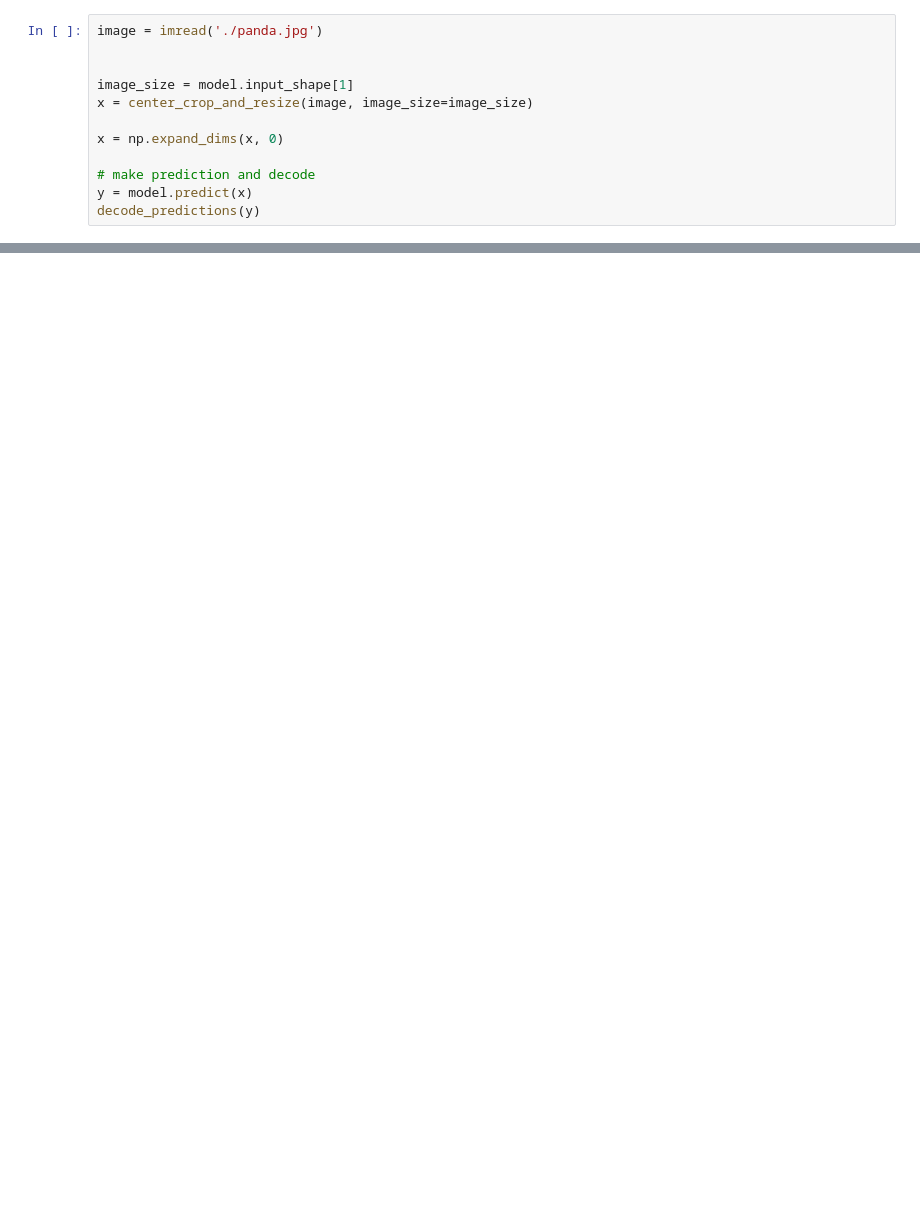
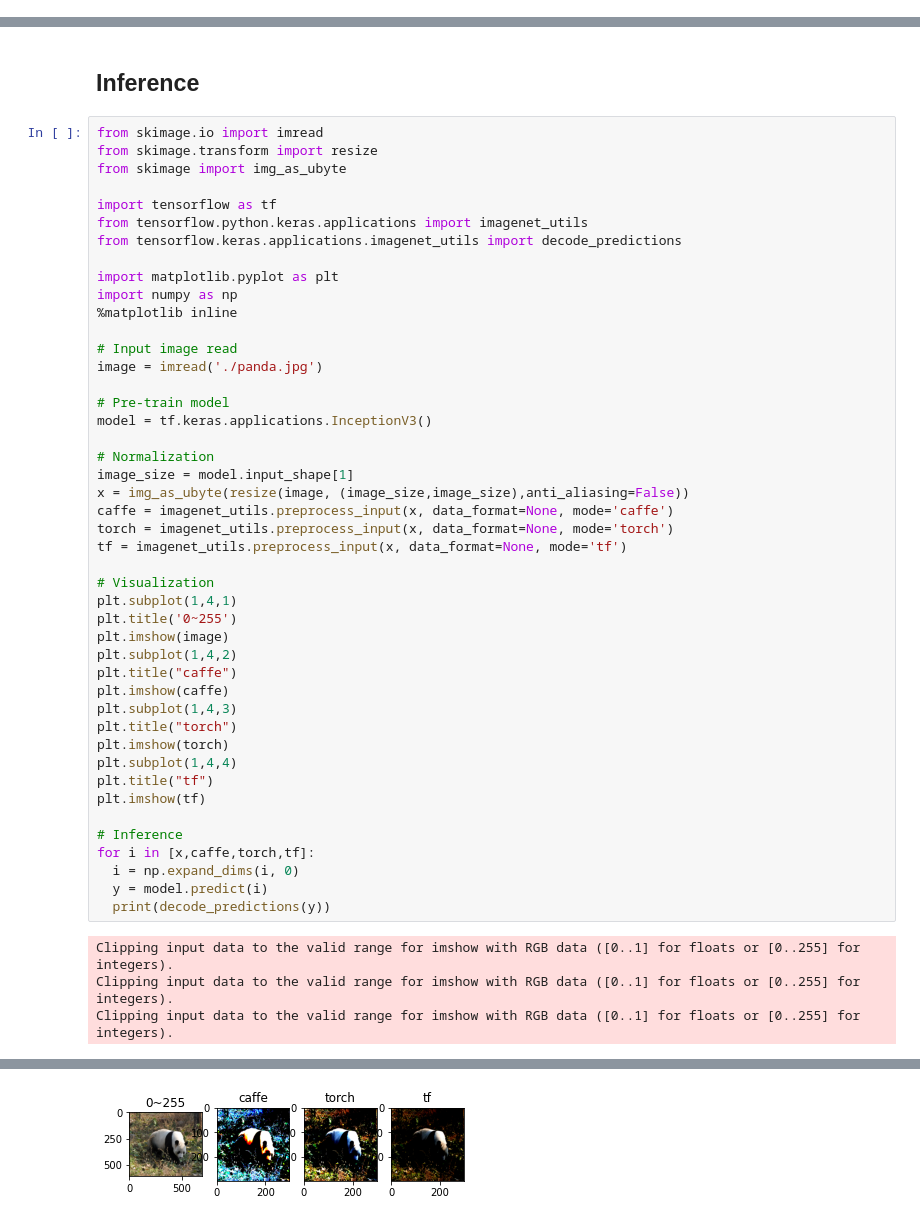
Before and after one commit to yan-roo/CarClassifier, a Jupyter notebook: Normalization_testing.ipynb, the cells around one changed output, grey strips where cells are left out. Cells and saved outputs as stored; diff of their text form; blank space fills up the shorter version.

Commit message:
Update Normalization_testing.ipynb
Update the whole new experiments by Google Colab

```diff
--- a/Normalization_testing.ipynb
+++ b/Normalization_testing.ipynb
@@ -114,12 +0,0 @@ decode_predictions(y)
-# %%
-image = imread('./panda.jpg')
-
-
-image_size = model.input_shape[1]
-x = center_crop_and_resize(image, image_size=image_size)
-
-x = np.expand_dims(x, 0)
-
-# make prediction and decode
-y = model.predict(x)
-decode_predictions(y)
@@ -131,0 +36,51 @@ decode_predictions(y)
+# %% [markdown]
+## Inference
+# %%
+from skimage.io import imread
+from skimage.transform import resize
+from skimage import img_as_ubyte
+
+import tensorflow as tf
+from tensorflow.python.keras.applications import imagenet_utils
+from tensorflow.keras.applications.imagenet_utils import decode_predictions
+
+import matplotlib.pyplot as plt
+import numpy as np
+%matplotlib inline
+
+# Input image read
+image = imread('./panda.jpg')
+
+# Pre-train model
+model = tf.keras.applications.InceptionV3()
+
+# Normalization
+image_size = model.input_shape[1]
+x = img_as_ubyte(resize(image, (image_size,image_size),anti_aliasing=False))
+caffe = imagenet_utils.preprocess_input(x, data_format=None, mode='caffe')
+torch = imagenet_utils.preprocess_input(x, data_format=None, mode='torch')
+tf = imagenet_utils.preprocess_input(x, data_format=None, mode='tf')
+
+# Visualization
+plt.subplot(1,4,1)
+plt.title('0~255')
+plt.imshow(image)
+plt.subplot(1,4,2)
+plt.title("caffe")
+plt.imshow(caffe)
+plt.subplot(1,4,3)
+plt.title("torch")
+plt.imshow(torch)
+plt.subplot(1,4,4)
+plt.title("tf")
+plt.imshow(tf)
+
+# Inference
+for i in [x,caffe,torch,tf]:
+  i = np.expand_dims(i, 0)
+  y = model.predict(i)
+  print(decode_predictions(y))
+# %% [output]
+Clipping input data to the valid range for imshow with RGB data ([0..1] for floats or [0..255] for integers).
+Clipping input data to the valid range for imshow with RGB data ([0..1] for floats or [0..255] for integers).
+Clipping input data to the valid range for imshow with RGB data ([0..1] for floats or [0..255] for integers).
@@ -131,0 +93 @@ decode_predictions(y)
+[figure, added]
```
Also changed, not shown: parts of 13 cells of this notebook.
